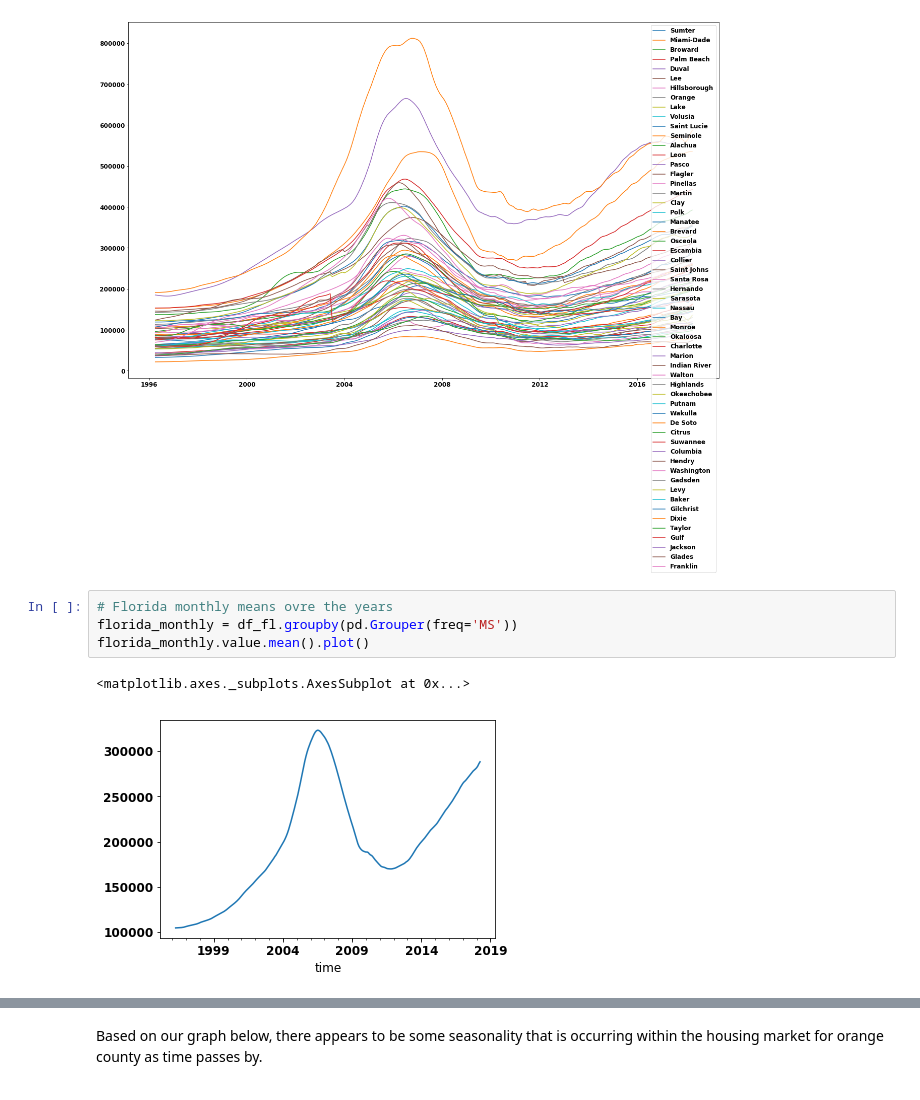
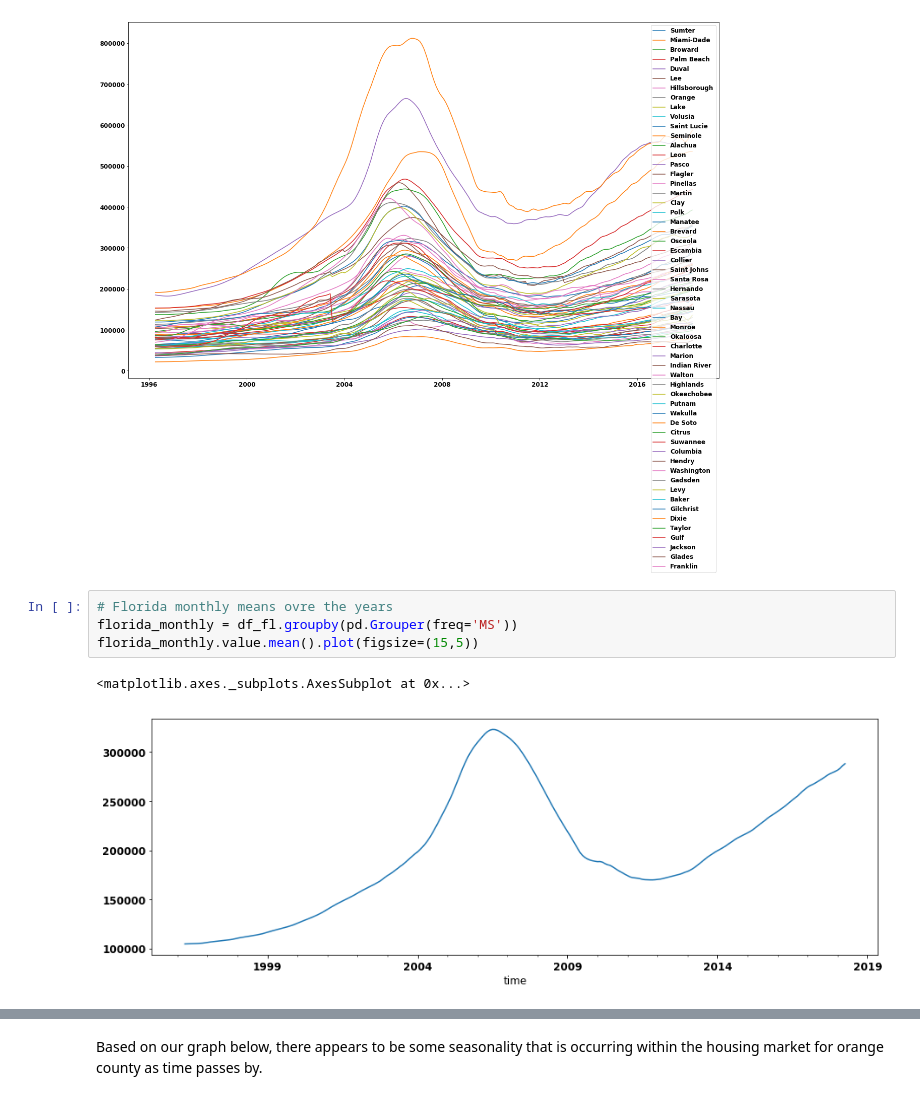
Before and after one commit to rahkeemg/dsc-mod-4-project-online-ds-ft-090919, a Jupyter notebook: mod_4_starter_notebook.ipynb, the cells around one changed output, grey strips where cells are left out. Drawn from its saved outputs; the diff is of its cells as text.

```diff
--- a/mod_4_starter_notebook.ipynb
+++ b/mod_4_starter_notebook.ipynb
@@ -198,8 +186,8 @@ plt.show()
 # %%
 # Florida monthly means ovre the years
 florida_monthly = df_fl.groupby(pd.Grouper(freq='MS'))
-florida_monthly.value.mean().plot()
+florida_monthly.value.mean().plot(figsize=(15,5))
 # %% [output]
 <matplotlib.axes._subplots.AxesSubplot at 0x...>
-[figure, old version]
+[figure, new version]
 # %%
```
Also changed, not shown: parts of 42 cells of this notebook.
